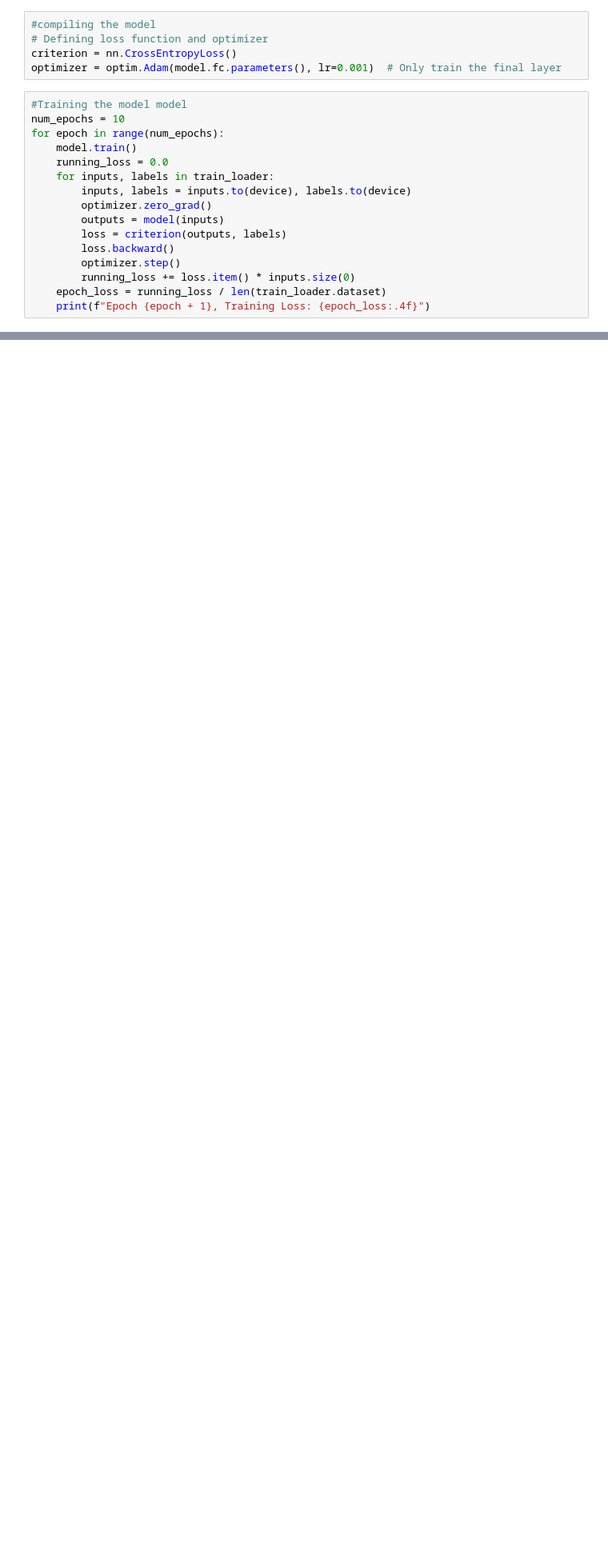
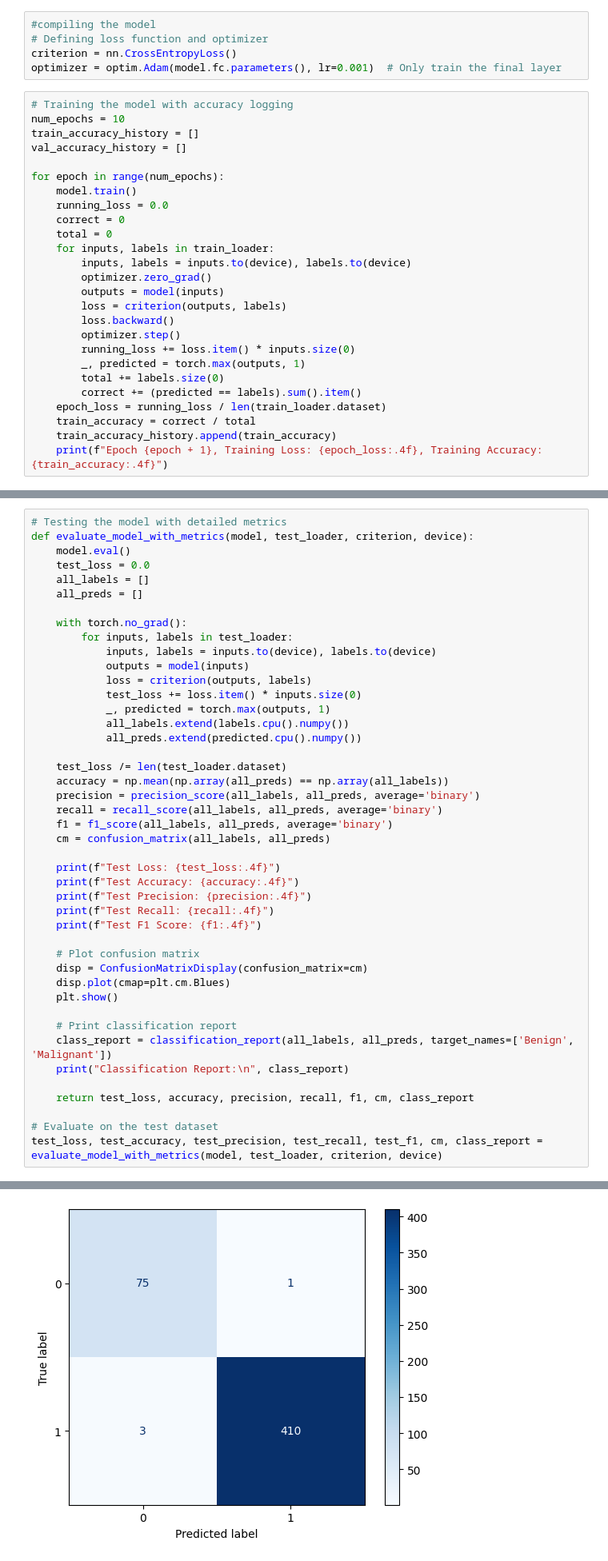
Before and after one commit to Hadiqapieas/Leukemia-Data-classification, a Jupyter notebook: ResNet34.ipynb, the cells around one changed output, grey strips where cells are left out. Shown at 80% size. Saved outputs shown, nothing was run; the diff lists cells and outputs as text; blank space fills up the shorter version.

```diff
--- a/ResNet34.ipynb
+++ b/ResNet34.ipynb
@@ -199,11 +195,16 @@ Downloading: "https://download.pytorch.org/models/resnet34-b627a593.pth" to /roo
 criterion = nn.CrossEntropyLoss()
 optimizer = optim.Adam(model.fc.parameters(), lr=0.001)  # Only train the final layer
 # %%
-#Training the model model
+# Training the model with accuracy logging
 num_epochs = 10
+train_accuracy_history = []
+val_accuracy_history = []
+
 for epoch in range(num_epochs):
     model.train()
     running_loss = 0.0
+    correct = 0
+    total = 0
     for inputs, labels in train_loader:
         inputs, labels = inputs.to(device), labels.to(device)
         optimizer.zero_grad()
@@ -212,6 +213,11 @@ for epoch in range(num_epochs):
         loss.backward()
         optimizer.step()
         running_loss += loss.item() * inputs.size(0)
+        _, predicted = torch.max(outputs, 1)
+        total += labels.size(0)
+        correct += (predicted == labels).sum().item()
     epoch_loss = running_loss / len(train_loader.dataset)
-    print(f"Epoch {epoch + 1}, Training Loss: {epoch_loss:.4f}")
+    train_accuracy = correct / total
+    train_accuracy_history.append(train_accuracy)
+    print(f"Epoch {epoch + 1}, Training Loss: {epoch_loss:.4f}, Training Accuracy: {train_accuracy:.4f}")
 # %% [output]
@@ -285,0 +255,45 @@ Test Loss: 0.0542, Test Accuracy: 0.9836
+# %%
+# Testing the model with detailed metrics
+def evaluate_model_with_metrics(model, test_loader, criterion, device):
+    model.eval()
+    test_loss = 0.0
+    all_labels = []
+    all_preds = []
+
+    with torch.no_grad():
+        for inputs, labels in test_loader:
+            inputs, labels = inputs.to(device), labels.to(device)
+            outputs = model(inputs)
+            loss = criterion(outputs, labels)
+            test_loss += loss.item() * inputs.size(0)
+            _, predicted = torch.max(outputs, 1)
+            all_labels.extend(labels.cpu().numpy())
+            all_preds.extend(predicted.cpu().numpy())
+
+    test_loss /= len(test_loader.dataset)
+    accuracy = np.mean(np.array(all_preds) == np.array(all_labels))
+    precision = precision_score(all_labels, all_preds, average='binary')
+    recall = recall_score(all_labels, all_preds, average='binary')
+    f1 = f1_score(all_labels, all_preds, average='binary')
+    cm = confusion_matrix(all_labels, all_preds)
+
+    print(f"Test Loss: {test_loss:.4f}")
+    print(f"Test Accuracy: {accuracy:.4f}")
+    print(f"Test Precision: {precision:.4f}")
+    print(f"Test Recall: {recall:.4f}")
+    print(f"Test F1 Score: {f1:.4f}")
+
+    # Plot confusion matrix
+    disp = ConfusionMatrixDisplay(confusion_matrix=cm)
+    disp.plot(cmap=plt.cm.Blues)
+    plt.show()
+
+    # Print classification report
+    class_report = classification_report(all_labels, all_preds, target_names=['Benign', 'Malignant'])
+    print("Classification Report:\n", class_report)
+
+    return test_loss, accuracy, precision, recall, f1, cm, class_report
+
+# Evaluate on the test dataset
+test_loss, test_accuracy, test_precision, test_recall, test_f1, cm, class_report = evaluate_model_with_metrics(model, test_loader, criterion, device)
+# %% [output]
@@ -285,0 +305 @@ Test Loss: 0.0542, Test Accuracy: 0.9836
+[figure, added]
```
Also changed, not shown: parts of 8 cells of this notebook.
